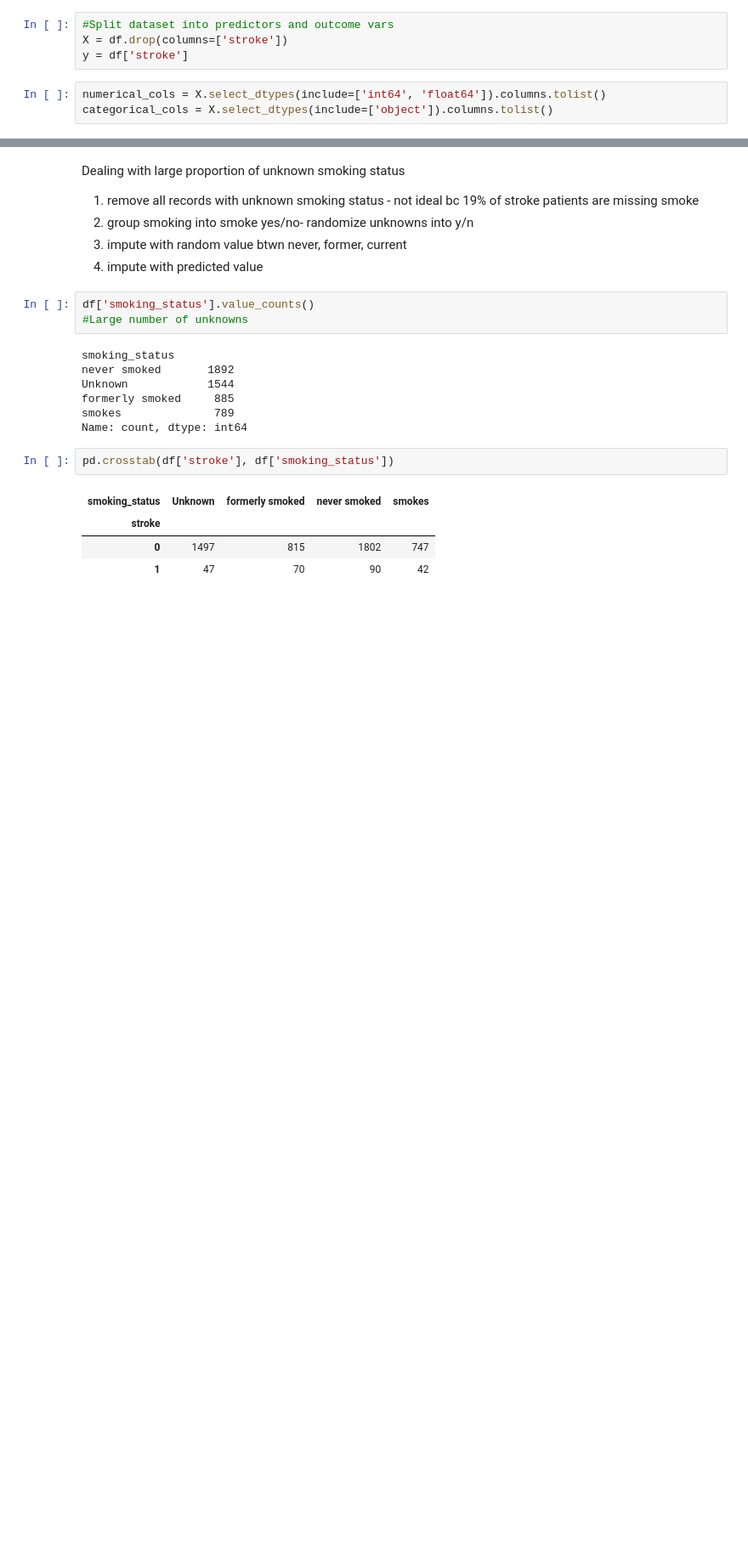
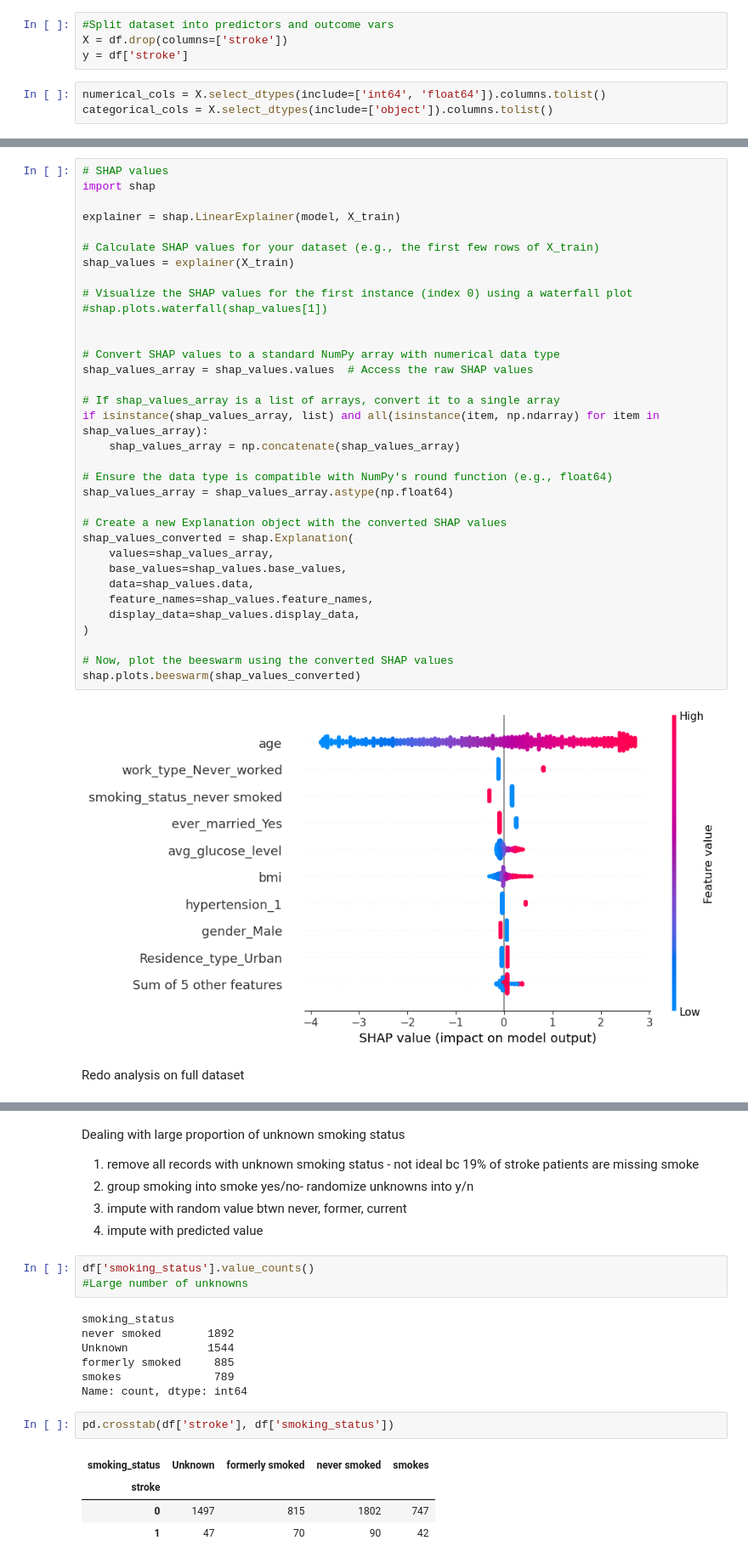
Before and after one commit to RuiQianSun/team7, a Jupyter notebook: experiments/log_reg(CatherineLiang).ipynb, the cells around one changed output, grey strips where cells are left out. Shown: that part at 85% size. Saved outputs shown, nothing was run; the diff lists cells and outputs as text; blank space fills up the shorter version.

```diff
--- a/experiments/log_reg(CatherineLiang).ipynb
+++ b/experiments/log_reg(CatherineLiang).ipynb
@@ -340,0 +517,38 @@ shap_values = explainer(X_train)
+# %%
+# SHAP values
+import shap
+
+explainer = shap.LinearExplainer(model, X_train)
+
+# Calculate SHAP values for your dataset (e.g., the first few rows of X_train)
+shap_values = explainer(X_train)
+
+# Visualize the SHAP values for the first instance (index 0) using a waterfall plot
+#shap.plots.waterfall(shap_values[1])
+
+
+# Convert SHAP values to a standard NumPy array with numerical data type
+shap_values_array = shap_values.values  # Access the raw SHAP values
+
+# If shap_values_array is a list of arrays, convert it to a single array
+if isinstance(shap_values_array, list) and all(isinstance(item, np.ndarray) for item in shap_values_array):
+    shap_values_array = np.concatenate(shap_values_array)
+
+# Ensure the data type is compatible with NumPy's round function (e.g., float64)
+shap_values_array = shap_values_array.astype(np.float64)
+
+# Create a new Explanation object with the converted SHAP values
+shap_values_converted = shap.Explanation(
+    values=shap_values_array,
+    base_values=shap_values.base_values,
+    data=shap_values.data,
+    feature_names=shap_values.feature_names,
+    display_data=shap_values.display_data,
+)
+
+# Now, plot the beeswarm using the converted SHAP values
+shap.plots.beeswarm(shap_values_converted)
+# %% [output]
+[figure, added]
+# %% [markdown]
+Redo analysis on full dataset
```
Also changed, not shown: parts of 55 cells of this notebook, 4 other files.
